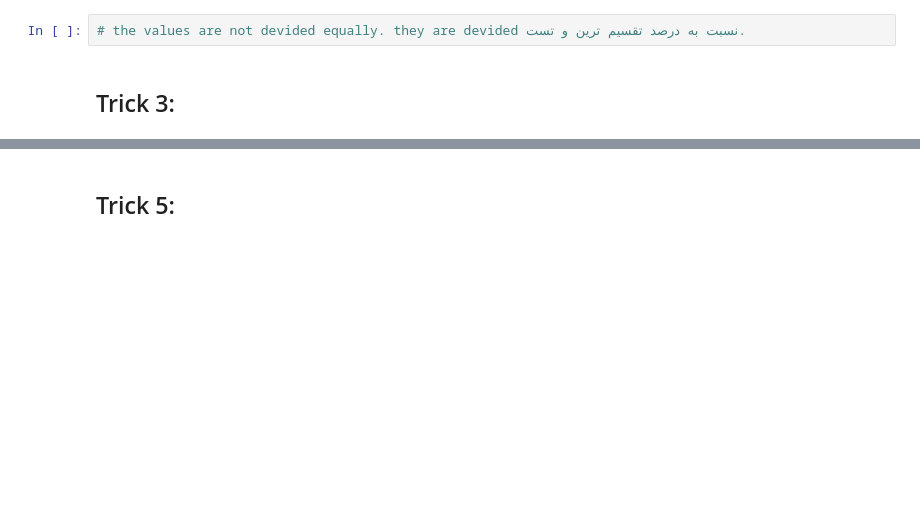
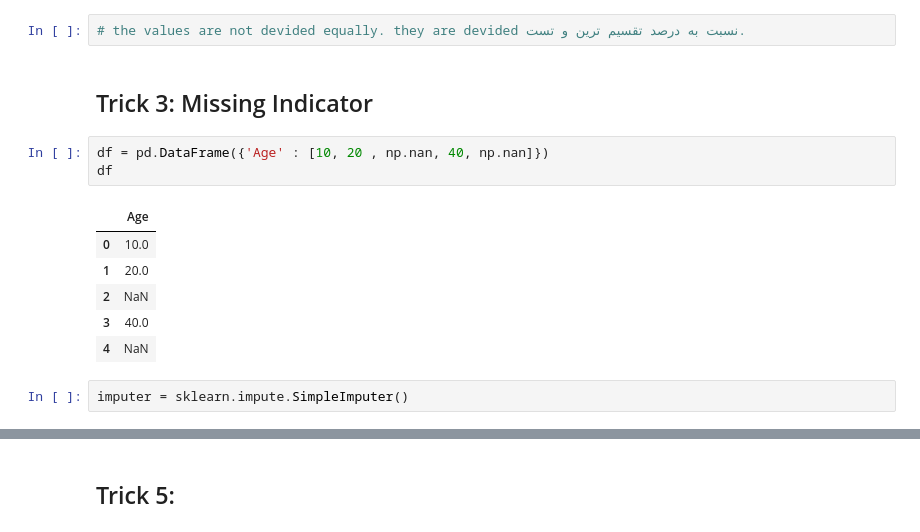
Before and after one commit to sher2008v/ml-practice-lab, a Jupyter notebook: 8- 20 Scikit-Learns' Tricks/Notebook.ipynb, the cells around one changed output, grey strips where cells are left out. Cells and saved outputs as stored; diff of their text form; blank space fills up the shorter version.

```diff
--- a/8- 20 Scikit-Learns' Tricks/Notebook.ipynb
+++ b/8- 20 Scikit-Learns' Tricks/Notebook.ipynb
@@ -108,4 +108,16 @@ Name: count, dtype: int64
 # %%
 # the values are not devided equally. they are devided نسبت به درصد تقسیم ترین و تست.
 # %% [markdown]
-## Trick 3:
+## Trick 3: Missing Indicator
+# %%
+df = pd.DataFrame({'Age' : [10, 20 , np.nan, 40, np.nan]})
+df
+# %% [output]
+|  | Age |
+| 0 | 10.0 |
+| 1 | 20.0 |
+| 2 | NaN |
+| 3 | 40.0 |
+| 4 | NaN |
+# %%
+imputer = sklearn.impute.SimpleImputer()
```
Also changed, not shown: parts of 27 cells of this notebook.
